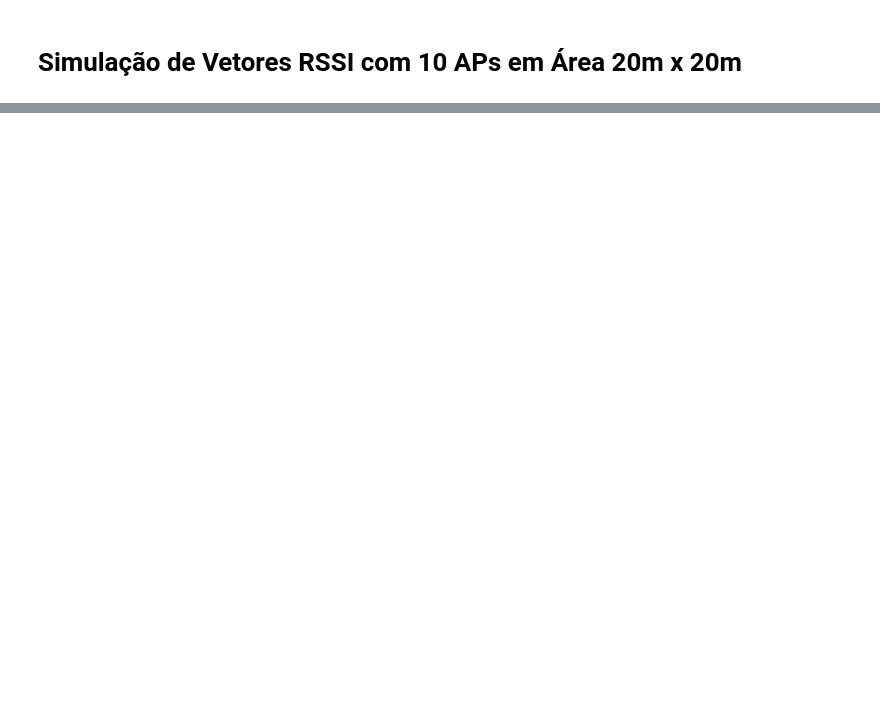
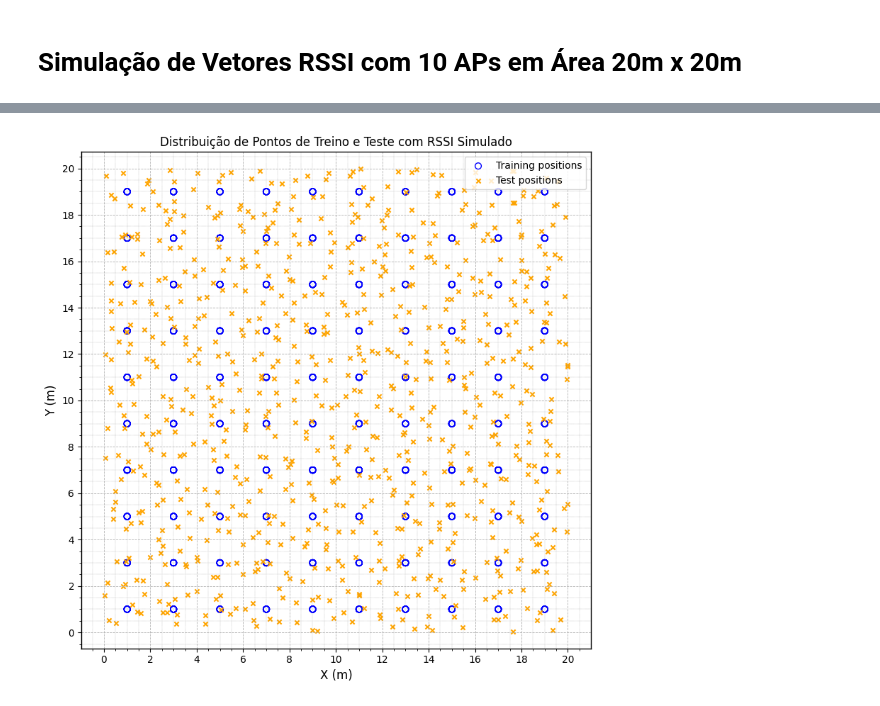
Before and after one commit to oziieljuniior/Gan, a Jupyter notebook: Notebooks/vetor_RSSI_simulado.ipynb, the cells around one changed output, grey strips where cells are left out. Cells and saved outputs as stored; diff of their text form; code cells hidden in the pictures; blank space fills up the shorter version.

```diff
--- a/Notebooks/vetor_RSSI_simulado.ipynb
+++ b/Notebooks/vetor_RSSI_simulado.ipynb
@@ -192,0 +186,44 @@ plot_training_test_positions()
+# %%
+import matplotlib.pyplot as plt
+import numpy as np
+
+# Separar treino e teste com base na coluna "source"
+df_train_vis = df_all[df_all['source'] == 'real']
+df_test_vis = df_all[df_all['source'] == 'test']
+
+# Criar figura
+plt.figure(figsize=(8, 8))
+
+# Plotar pontos de treino (azul)
+plt.scatter(df_train_vis['X'], df_train_vis['Y'], marker='o', facecolors='none',
+            edgecolors='blue', s=40, label='Training positions')
+
+# Plotar pontos de teste (laranja)
+plt.scatter(df_test_vis['X'], df_test_vis['Y'],
+            c='orange', marker='x', s=20, label='Test positions')
+
+# Configurações dos eixos
+plt.xlabel("X (m)")
+plt.ylabel("Y (m)")
+plt.title("Distribuição de Pontos de Treino e Teste com RSSI Simulado")
+
+# Ticks principais (a cada 2 metros)
+plt.xticks(np.arange(0, 21, 2))
+plt.yticks(np.arange(0, 21, 2))
+
+# Ativar ticks menores
+plt.minorticks_on()
+
+# Sublinhas fracas a cada 1 metro (menores)
+plt.grid(which='minor', linestyle=':', linewidth=0.3, color='gray')
+
+# Linhas principais mais fortes a cada 2 metros
+plt.grid(which='major', linestyle='--', linewidth=0.6)
+
+# Outras configurações
+plt.legend()
+plt.axis('equal')
+plt.tight_layout()
+plt.show()
+# %% [output]
+[figure, added]
```
Also changed, not shown: parts of 20 cells of this notebook, 6 other files.
